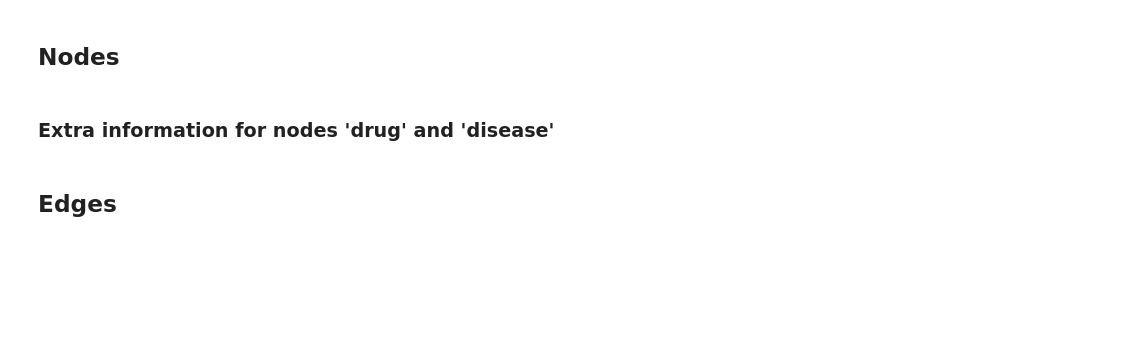
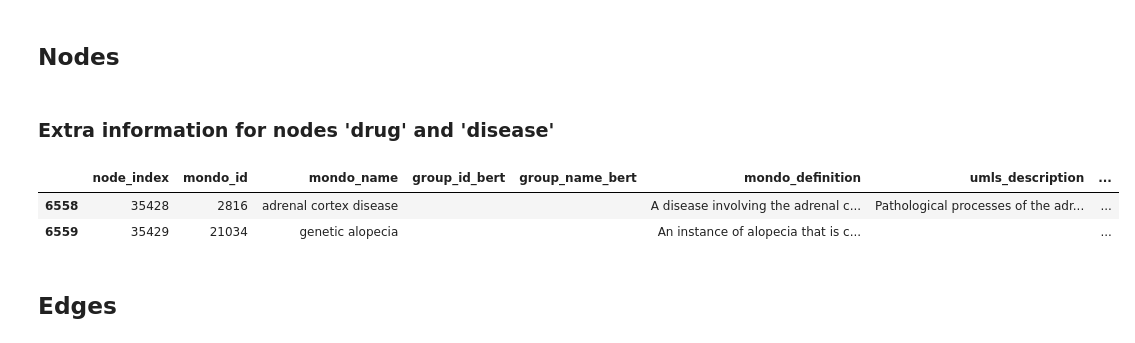
Before and after one commit to laurasck14/KG-RAG, a Jupyter notebook: create_graph.ipynb, the cells around one changed output. Drawn from its saved outputs; the diff is of its cells as text; code cells hidden in the pictures; blank space fills up the shorter version.

```diff
--- a/create_graph.ipynb
+++ b/create_graph.ipynb
@@ -123,14 +123,21 @@ def merge_column_values(column):
     try:
         numeric_column = pd.to_numeric(column, errors='coerce')
         if numeric_column.notna().all():  # If all are numbers, return unique values
-            return '_'.join(map(str, sorted(set(numeric_column))))  # Keep the first numeric value (assuming they're the same)
+            return '; '.join(map(str, sorted(set(numeric_column))))  # Keep the first numeric value (assuming they're the same)
     except Exception:
         pass
 
     # For strings, concatenate unique, non-empty values
     return '; '.join(filter(lambda x: pd.notna(x) and str(x).strip() != '', set(column)))
 
-merged_feature_disease = features_disease.groupby('node_index', as_index=False).agg(merge_column_values)
+merged_features_disease = features_disease.groupby('node_index', as_index=False).agg(merge_column_values)
+# %%
+# diseases only present in the features_disease file (NOT in the node_disease file)
+merged_features_disease[~merged_features_disease['node_index'].isin(node_disease['node_index'])].head(2)
+# %% [output]
+|  | node_index | mondo_id | mondo_name | group_id_bert | group_name_bert | mondo_definition | umls_description | ... |
+| 6558 | 35428 | 2816 | adrenal cortex disease |  |  | A disease involving the adrenal c... | Pathological processes of the adr... | ... |
+| 6559 | 35429 | 21034 | genetic alopecia |  |  | An instance of alopecia that is c... |  | ... |
 # %%
 # Merge the dataframes on 'node_index' and save to csv
 merged_df = pd.merge(node_drug, features_drug, on='node_index')
```
Also changed, not shown: parts of 21 cells of this notebook.
